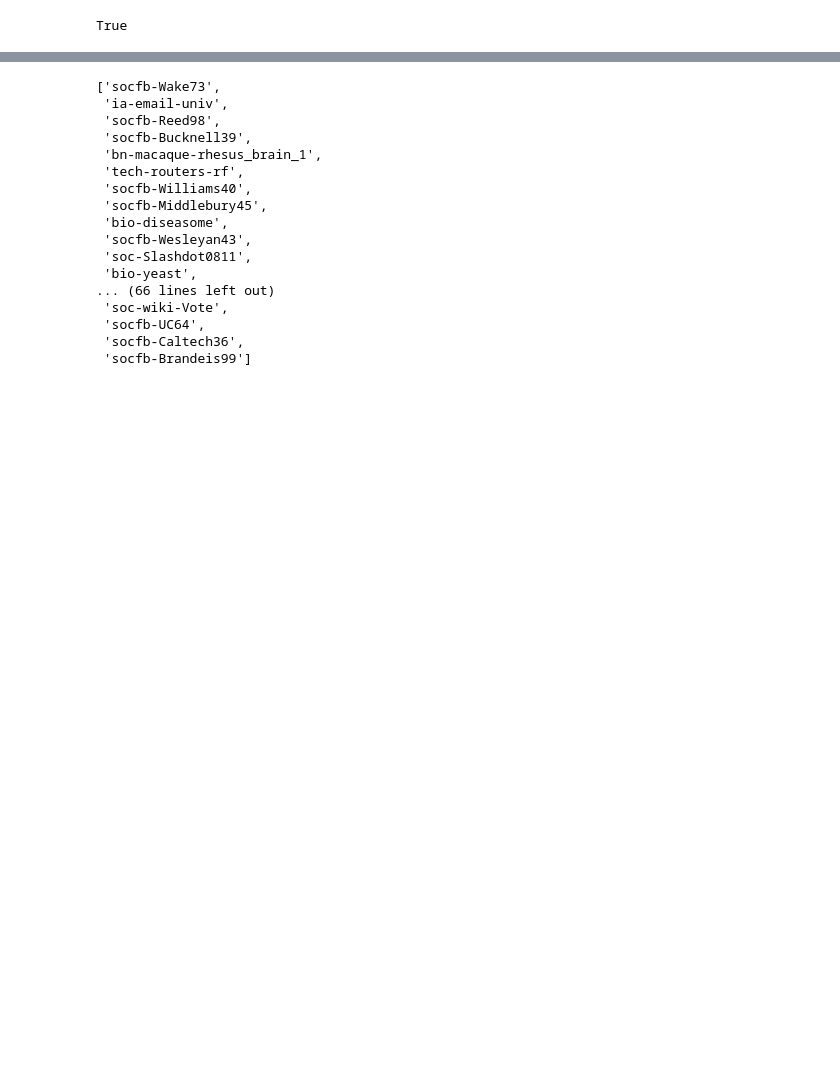
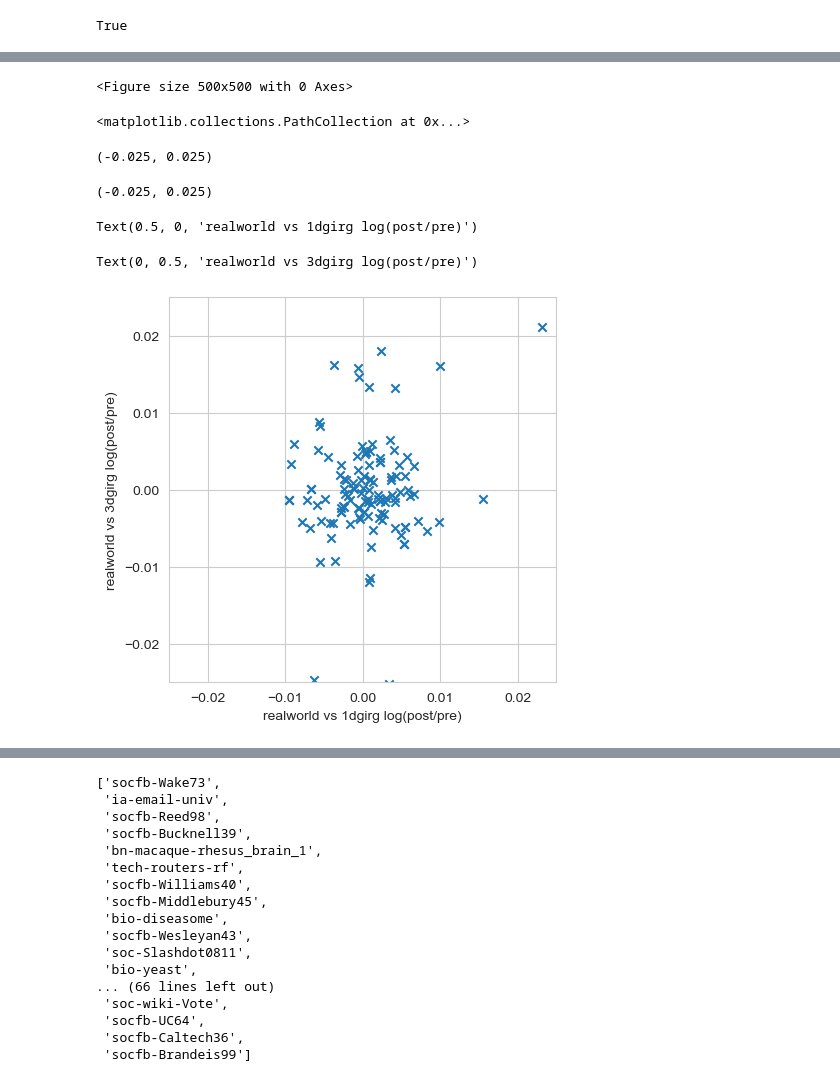
Before and after one commit to BenjiDayan/GIRGs, a Jupyter notebook: benji_src/notebooks/feature_extraction_pandas.ipynb, the cells around one changed output, grey strips where cells are left out. Saved outputs shown, nothing was run; the diff lists cells and outputs as text; code cells hidden in the pictures; blank space fills up the shorter version.

```diff
--- a/benji_src/notebooks/feature_extraction_pandas.ipynb
+++ b/benji_src/notebooks/feature_extraction_pandas.ipynb
@@ -235,0 +347,23 @@ df_real.shape
+# %%
+df_clean = df_clean.sort_values(['Graph', 'Model'])
+pre, post = df_clean.loc[df_clean.Model == 'real-world', 'Centrality.ClusteringCoefficient.Location.Arithmetic Mean'].values, df_clean.loc[df_clean.Model == '1d-girg', 'Centrality.ClusteringCoefficient.Location.Arithmetic Mean'].values
+
+post2 = df_clean.loc[df_clean.Model == '3d-girg', 'Centrality.ClusteringCoefficient.Location.Arithmetic Mean'].values
+a = np.log(post/pre)
+b = np.log(post2/pre)
+plt.figure(figsize=(5,5))
+plt.scatter(a, b, marker='x')
+plt.xlim(-0.025, 0.025)
+plt.ylim(-0.025, 0.025)
+plt.xlabel('realworld vs 1dgirg log(post/pre)')
+plt.ylabel('realworld vs 3dgirg log(post/pre)')
+# sns.swarmplot(np.log(post/pre))
+# sns.swarmplot(np.log(post/pre))
+# %% [output]
+<Figure size 500x500 with 0 Axes>
+<matplotlib.collections.PathCollection at 0x...>
+(-0.025, 0.025)
+(-0.025, 0.025)
+Text(0.5, 0, 'realworld vs 1dgirg log(post/pre)')
+Text(0, 0.5, 'realworld vs 3dgirg log(post/pre)')
+[figure, added]
```
Also changed, not shown: parts of 33 cells of this notebook, 2 other files.
